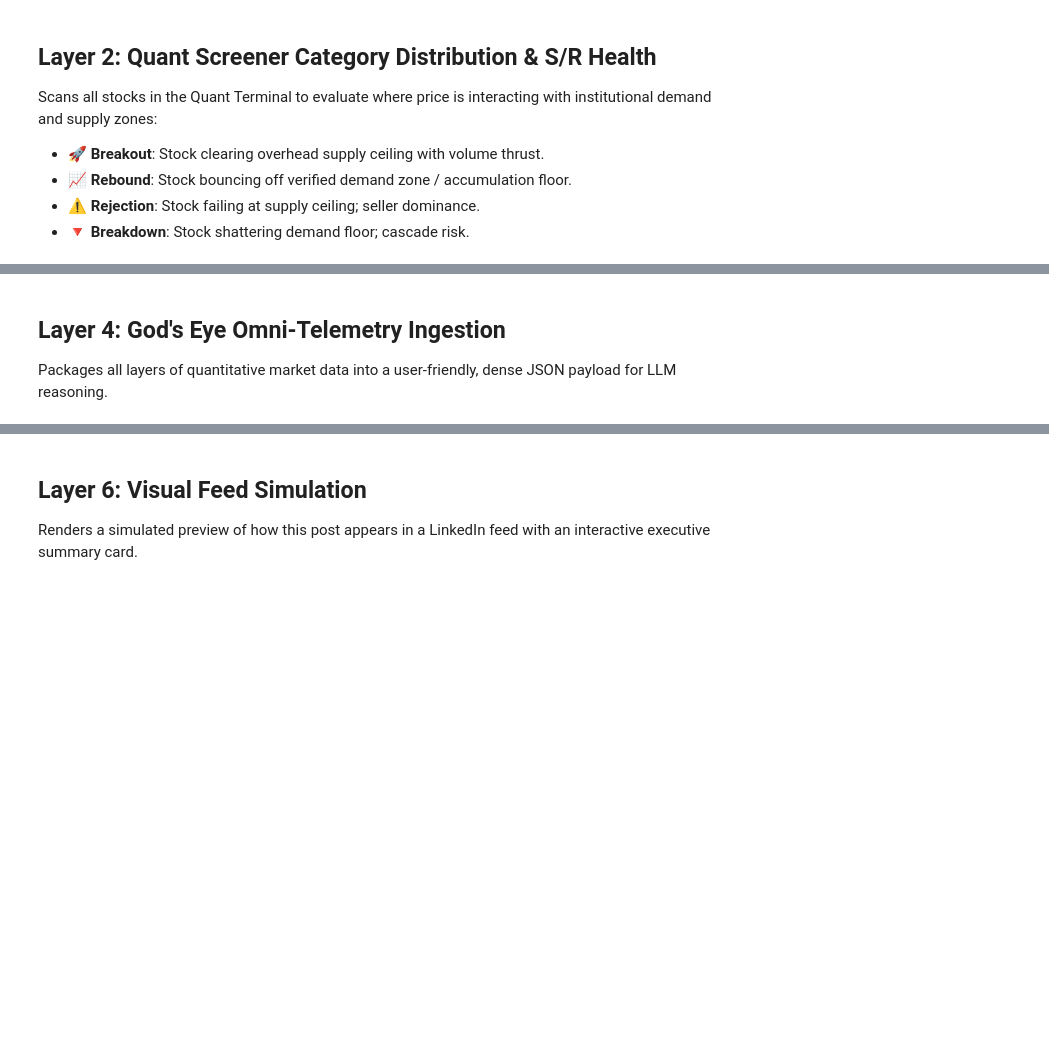
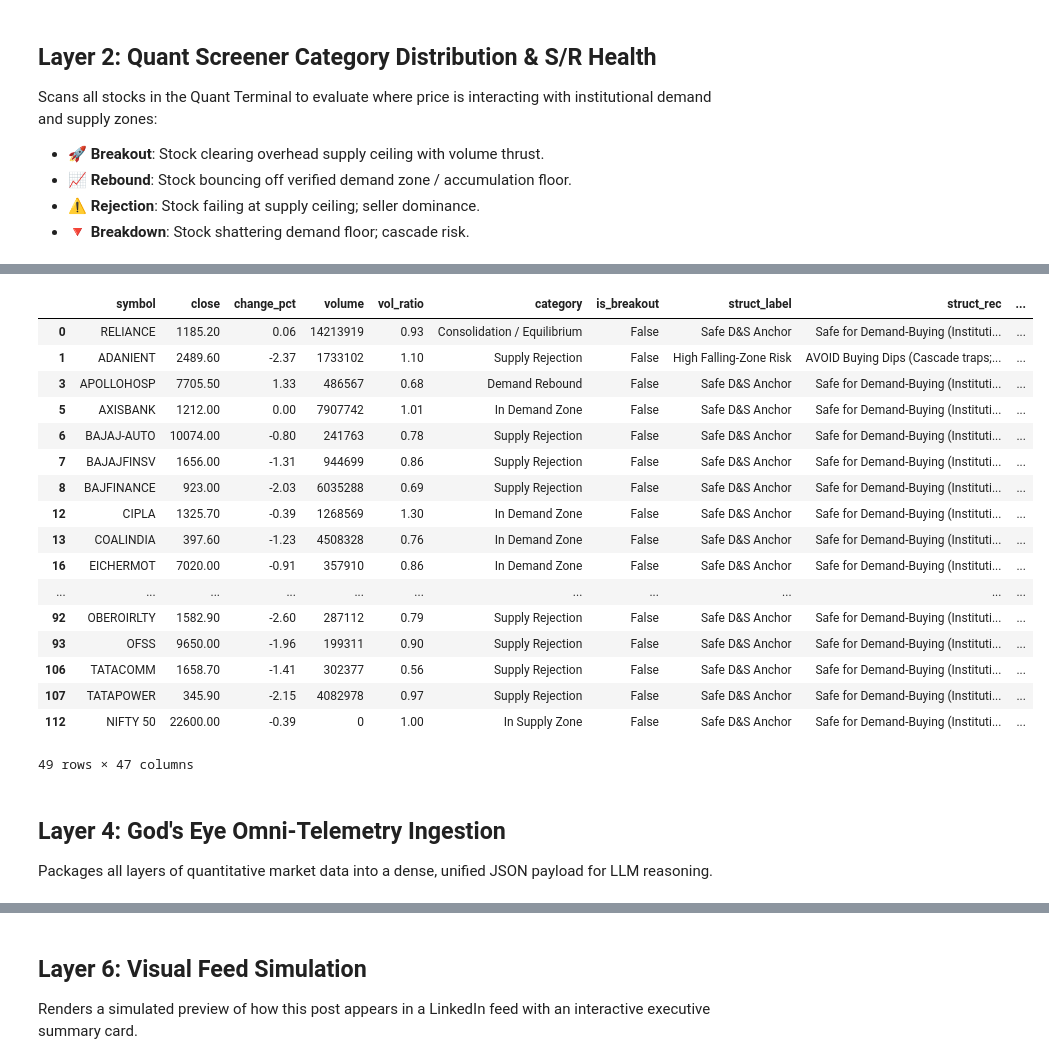
Before and after one commit to Rigava/scratch, a Jupyter notebook: momentum_screener/gods_eye_agent_framework.ipynb, the cells around one changed output, grey strips where cells are left out. Drawn from its saved outputs; the diff is of its cells as text; code cells hidden in the pictures; blank space fills up the shorter version.

```diff
--- a/momentum_screener/gods_eye_agent_framework.ipynb
+++ b/momentum_screener/gods_eye_agent_framework.ipynb
@@ -220,0 +178,35 @@ scenario_data = {
+# %%
+# Convert numeric columns safely
+df_stocks['demand_floor'] = pd.to_numeric(df_stocks['demand_floor'], errors='coerce')
+df_stocks['supply_floor'] = pd.to_numeric(df_stocks['supply_floor'], errors='coerce')
+df_stocks['close'] = pd.to_numeric(df_stocks['close'], errors='coerce')
+df_stocks['safety_score'] = pd.to_numeric(df_stocks['safety_score'], errors='coerce')
+
+# Vulnerability calculations:
+df_stocks['dist_to_demand_pct'] = ((df_stocks['close'] - df_stocks['demand_floor']) / df_stocks['close'] * 100).round(2)
+df_stocks['dist_to_supply_pct'] = ((df_stocks['supply_floor'] - df_stocks['close']) / df_stocks['close'] * 100).round(2)
+
+# Stocks within 2.5% of breaking down below Demand Floor
+vulnerable_to_breakdown = df_stocks[(df_stocks['dist_to_demand_pct'] >= -0.5) & (df_stocks['dist_to_demand_pct'] <= 2.5)]
+
+# Stocks within 2.5% of breaking out above Supply Floor
+primed_for_breakout = df_stocks[(df_stocks['dist_to_supply_pct'] >= -0.5) & (df_stocks['dist_to_supply_pct'] <= 2.5)]
+
+# Falling Trap Risk: Low safety score (<50) stocks currently breaking down or rejected
+high_risk_traps = df_stocks[(df_stocks['safety_score'] < 60) & (df_stocks['category'].str.contains('Breakdown|Rejection', case=False, na=False))]
+
+print("=== KEY LEVEL SENSITIVITY & SCENARIO ANALYSIS ===")
+print(f"⚠️ Stocks sitting on the edge of Demand Breakdown (within 2.5%): {len(vulnerable_to_breakdown)} stocks")
+print(f"🚀 Stocks primed for Supply Breakout (within 2.5%):              {len(primed_for_breakout)} stocks")
+print(f"☣️ High-Risk Falling Traps (Low Safety < 60 + Weak Zone):         {len(high_risk_traps)} stocks")
+
+scenario_data = {
+    "vulnerable_breakdown_count": len(vulnerable_to_breakdown),
+    "vulnerable_breakdown_symbols": vulnerable_to_breakdown['symbol'].tolist()[:8],
+    "primed_breakout_count": len(primed_for_breakout),
+    "primed_breakout_symbols": primed_for_breakout['symbol'].tolist()[:8],
+    "bear_scenario_inference": f"If Nifty breaks below immediate support, {len(vulnerable_to_breakdown)} stocks will trigger trailing stop-losses simultaneously, accelerating cascade selling into falling traps.",
+    "bull_scenario_inference": f"If Nifty clears overhead resistance, {len(primed_for_breakout)} stocks have coiling energy to trigger a fresh multi-day breadth thrust with institutional volume backing."
+}
+print(f"\nBear Scenario: {scenario_data['bear_scenario_inference']}")
+print(f"Bull Scenario: {scenario_data['bull_scenario_inference']}")
@@ -221,3 +221,25 @@ scenario_data = {
+# %%
+# high_risk_traps
+primed_for_breakout
+# %% [output]
+|  | symbol | close | change_pct | volume | vol_ratio | category | is_breakout | struct_label | struct_rec | ... |
+| 0 | RELIANCE | 1185.20 | 0.06 | 14213919 | 0.93 | Consolidation / Equilibrium | False | Safe D&S Anchor | Safe for Demand-Buying (Instituti... | ... |
+| 1 | ADANIENT | 2489.60 | -2.37 | 1733102 | 1.10 | Supply Rejection | False | High Falling-Zone Risk | AVOID Buying Dips (Cascade traps;... | ... |
+| 3 | APOLLOHOSP | 7705.50 | 1.33 | 486567 | 0.68 | Demand Rebound | False | Safe D&S Anchor | Safe for Demand-Buying (Instituti... | ... |
+| 5 | AXISBANK | 1212.00 | 0.00 | 7907742 | 1.01 | In Demand Zone | False | Safe D&S Anchor | Safe for Demand-Buying (Instituti... | ... |
+| 6 | BAJAJ-AUTO | 10074.00 | -0.80 | 241763 | 0.78 | Supply Rejection | False | Safe D&S Anchor | Safe for Demand-Buying (Instituti... | ... |
+| 7 | BAJAJFINSV | 1656.00 | -1.31 | 944699 | 0.86 | Supply Rejection | False | Safe D&S Anchor | Safe for Demand-Buying (Instituti... | ... |
+| 8 | BAJFINANCE | 923.00 | -2.03 | 6035288 | 0.69 | Supply Rejection | False | Safe D&S Anchor | Safe for Demand-Buying (Instituti... | ... |
+| 12 | CIPLA | 1325.70 | -0.39 | 1268569 | 1.30 | In Demand Zone | False | Safe D&S Anchor | Safe for Demand-Buying (Instituti... | ... |
+| 13 | COALINDIA | 397.60 | -1.23 | 4508328 | 0.76 | In Demand Zone | False | Safe D&S Anchor | Safe for Demand-Buying (Instituti... | ... |
+| 16 | EICHERMOT | 7020.00 | -0.91 | 357910 | 0.86 | In Demand Zone | False | Safe D&S Anchor | Safe for Demand-Buying (Instituti... | ... |
+| ... | ... | ... | ... | ... | ... | ... | ... | ... | ... | ... |
+| 92 | OBEROIRLTY | 1582.90 | -2.60 | 287112 | 0.79 | Supply Rejection | False | Safe D&S Anchor | Safe for Demand-Buying (Instituti... | ... |
+| 93 | OFSS | 9650.00 | -1.96 | 199311 | 0.90 | Supply Rejection | False | Safe D&S Anchor | Safe for Demand-Buying (Instituti... | ... |
+| 106 | TATACOMM | 1658.70 | -1.41 | 302377 | 0.56 | Supply Rejection | False | Safe D&S Anchor | Safe for Demand-Buying (Instituti... | ... |
+| 107 | TATAPOWER | 345.90 | -2.15 | 4082978 | 0.97 | Supply Rejection | False | Safe D&S Anchor | Safe for Demand-Buying (Instituti... | ... |
+| 112 | NIFTY 50 | 22600.00 | -0.39 | 0 | 1.00 | In Supply Zone | False | Safe D&S Anchor | Safe for Demand-Buying (Instituti... | ... |
+49 rows × 47 columns
 # %% [markdown]
 ## Layer 4: God's Eye Omni-Telemetry Ingestion
-Packages all layers of quantitative market data into a user-friendly, dense JSON payload for LLM reasoning.
+Packages all layers of quantitative market data into a dense, unified JSON payload for LLM reasoning.
```
Also changed, not shown: parts of 13 cells of this notebook, 11 other files.
